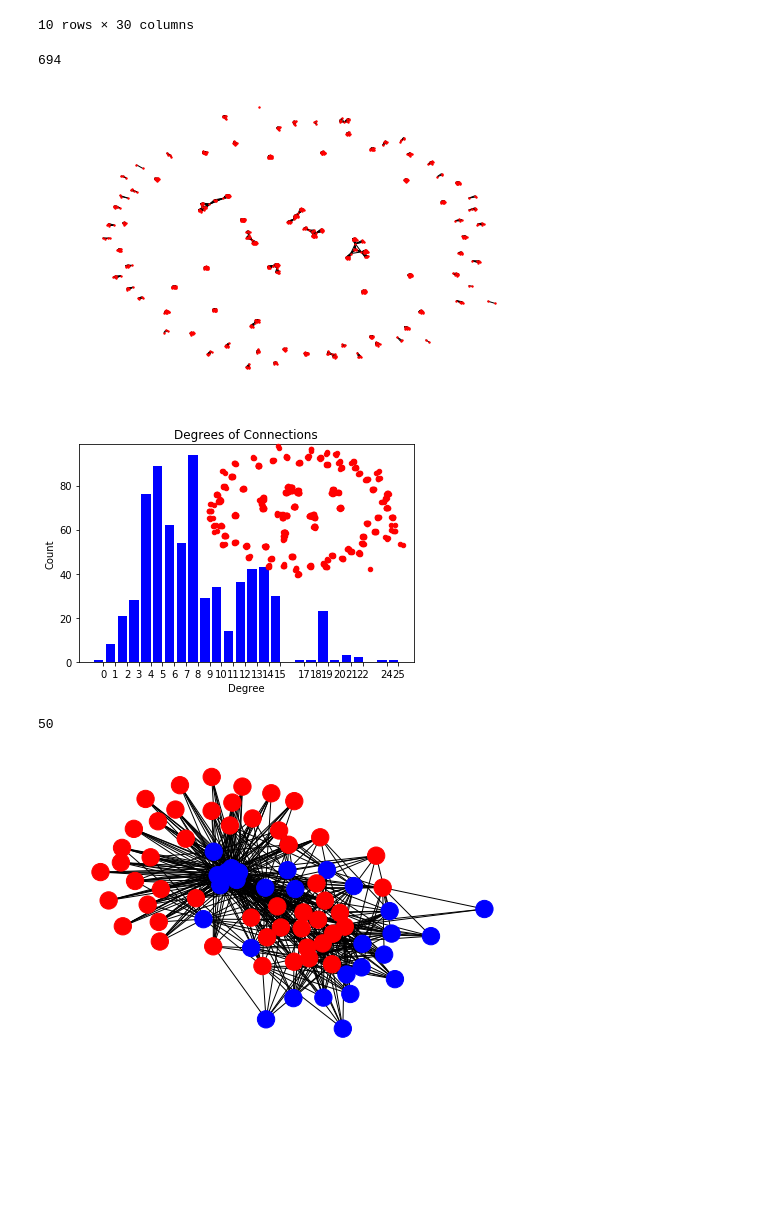
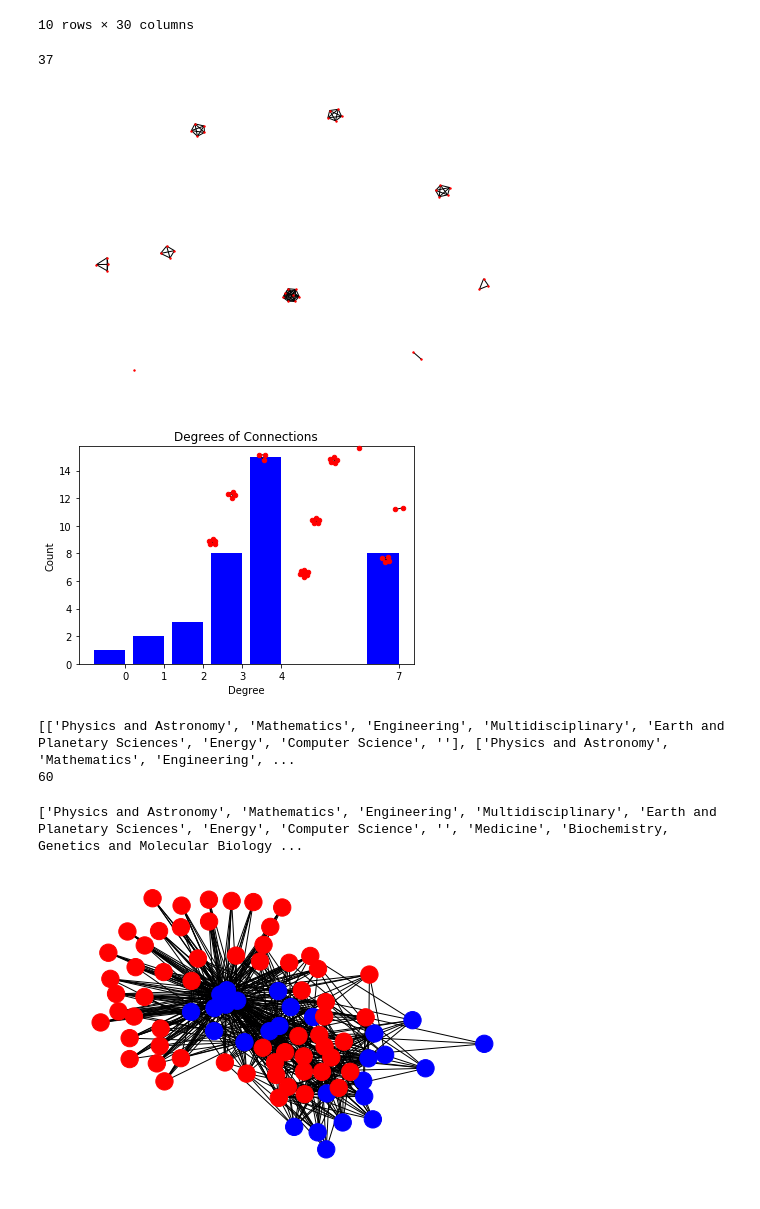
Before and after one commit to miketalbotbox/MDM_Interdisciplinarity, a Jupyter notebook: Authors_Connectivity_Matrix.ipynb, the cells around one changed output. Saved outputs shown, nothing was run; the diff lists cells and outputs as text; code cells hidden in the pictures; blank space fills up the shorter version.

```diff
--- a/Authors_Connectivity_Matrix.ipynb
+++ b/Authors_Connectivity_Matrix.ipynb
@@ -116,7 +120,7 @@ A warning message does appear in this section, quote:
 the future will perform elementwise comparison"
 No issues have been caused so far, but just so you are warned :)
 """
-Article_Limit = 100
+Article_Limit = 10
 Max_Authors = 50
 Total_Authors = np.array([])
 for Author_List in Articles_ID_Sep[0:Article_Limit]:
@@ -128,7 +132,7 @@ for Author_List in Articles_ID_Sep[0:Article_Limit]:
 Number_Of_Authors = len(Total_Authors)
 print(Number_Of_Authors)
 # %% [output]
-694
+37
 # %%
 """
 In theory this section will atttempt to make a NxN matrix, where N is the number
@@ -179,7 +183,7 @@ nx.draw(Connection_Graph, node_size=2)
 
 plt.show()
 # %% [output]
-[figure, old version]
+[figure, new version]
 # %%
 """
 Looking at the degree sequence for the above graph, the idea of this is to
@@ -211,7 +215,7 @@ nx.draw(Connection_Graph, node_size = 20)
 
 plt.show()
 # %% [output]
-[figure, old version]
+[figure, new version]
 # %%
 """
 Area testing how to make the Journals work, it was an easy fix in the end as
@@ -228,23 +232,25 @@ Rather messy way of getting the subjects from the the authors list, the aim is
 to link authors via thier subjects studied
 For practice the list of authors will be reduced using 'Max_Authors'
 """
-Max_Authors = 50
+
+Max_Authors = 60
 Authors = pandas.read_csv('authors.csv')
 #print(Authors.head())
 Authors_Subjects = Authors[["Auth-ID","Subject Area"]]
 #print(Authors_Subjects[0:5])
 Just_Authors_Subjects = Authors["Subject Area"].tolist()
-
+#Max_Authors = len(Just_Authors_Subjects)
 #print(Just_Authors_Subjects)
 
 Just_Authors_Subjects = [str(line) for line in Just_Authors_Subjects[0:Max_Authors]]
 Authors_Subjects_List = [subjects.split('\n') for subjects in Just_Authors_Subjects]
 if Authors_Subjects_List=='':
     Authors_Subjects_List=[]
-
+print(Authors_Subjects_List)
 print(len(Just_Authors_Subjects))
 # %% [output]
-50
+[['Physics and Astronomy', 'Mathematics', 'Engineering', 'Multidisciplinary', 'Earth and Planetary Sciences', 'Energy', 'Computer Science', ''], ['Physics and Astronomy', 'Mathematics', 'Engineering', ...
+60
 # %%
 """
 Creating a list of subjects in the same way the Total_Authors list was created
@@ -257,31 +263,43 @@ subject.
 First the subject nodes are added, and to separate the difference a colour map
 is added, blue being the subjects and red being the authors.
 Having many authors again gives the issue that the network becomes too large
 to be useful
+Created a method in which you can search for a subject and all the authors IDs
+are returned. Returns as a ugly ass dictionary but technically it works.
 """
+
 Total_Subjects = []
 for person in Authors_Subjects_List:
     for subject in person:
         if subject not in Total_Subjects:
             Total_Subjects.append(subject)
+print(Total_Subjects)
+
 Size_Subject = len(Total_Subjects)
 Colour_Map = []*(Size_Subject + Max_Authors)
 Colour_Map[0:Size_Subject] = ['b']*Size_Subject
 Colour_Map[Size_Subject:] = ['r']*Max_Authors
 Subject_Graph = nx.Graph()
 Subject_Graph.add_nodes_from(Total_Subjects)
 Subject_Graph.add_nodes_from(Authors["Auth-ID"][0:Max_Authors].tolist())
 
 Connection_List = []
 for index in range(Max_Authors):
     person = Authors["Auth-ID"][index].tolist()
     #print(Total_Subjects[index])
     subjects = Authors_Subjects_List[index]
     for subject in subjects:
         Connection_List.append((person,subject))
 
 Subject_Graph.add_edges_from(Connection_List)
 
 nx.draw(Subject_Graph, node_color = Colour_Map)
+
+
+
+
+#Search_Subject = "Mathematics"
+#print(Subject_Graph[Search_Subject])
 # %% [output]
+['Physics and Astronomy', 'Mathematics', 'Engineering', 'Multidisciplinary', 'Earth and Planetary Sciences', 'Energy', 'Computer Science', '', 'Medicine', 'Biochemistry, Genetics and Molecular Biology ...
-[figure, old version]
+[figure, new version]
```
Also changed, not shown: parts of 3 cells of this notebook.
